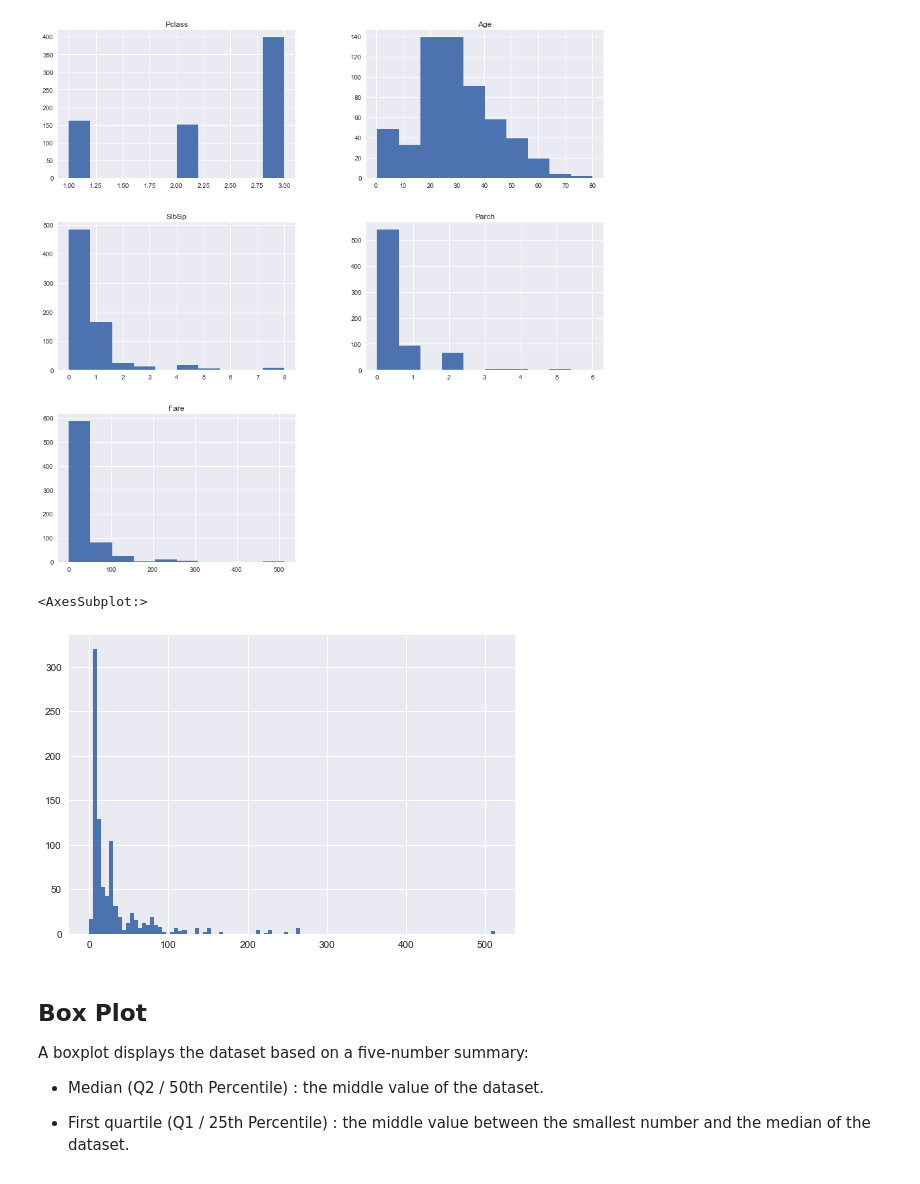
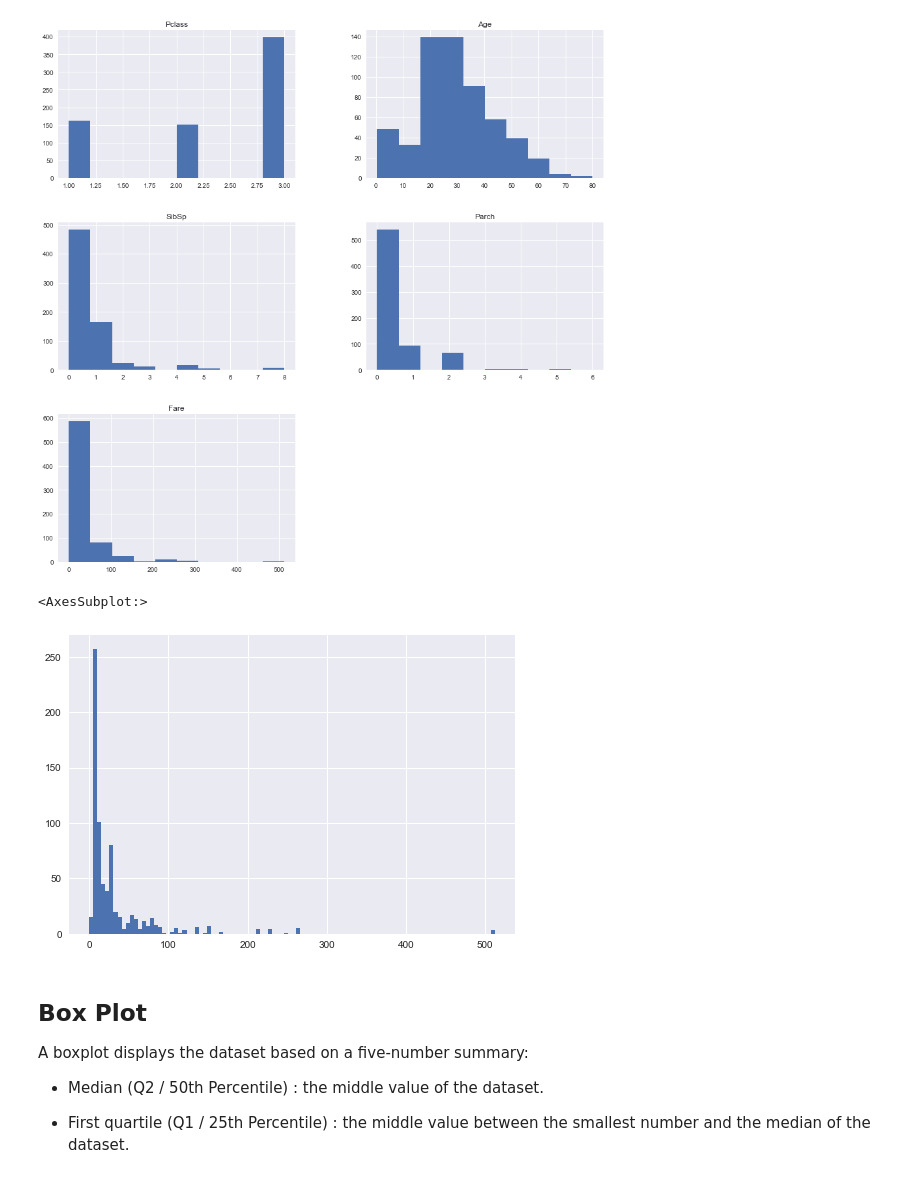
Before and after one commit to harrywang/mini-ml, a Jupyter notebook: mini-ds.ipynb, the cells around one changed output. Cells and saved outputs as stored; diff of their text form; code cells hidden in the pictures.

```diff
--- a/mini-ds.ipynb
+++ b/mini-ds.ipynb
@@ -184,11 +184,11 @@ array([[<AxesSubplot:title={'center':'Pclass'}>,
 # %%
 # key findings with potential processing
 # long tail (skewed left): log transformation
 # some outliers: outlier removal
-df['Fare'].hist(bins=100)
+X_train['Fare'].hist(bins=100)
 # %% [output]
 <AxesSubplot:>
-[figure, old version]
+[figure, new version]
 # %% [markdown]
 ## Box Plot
 
```
Also changed, not shown: parts of 20 cells of this notebook, 1 other file.
